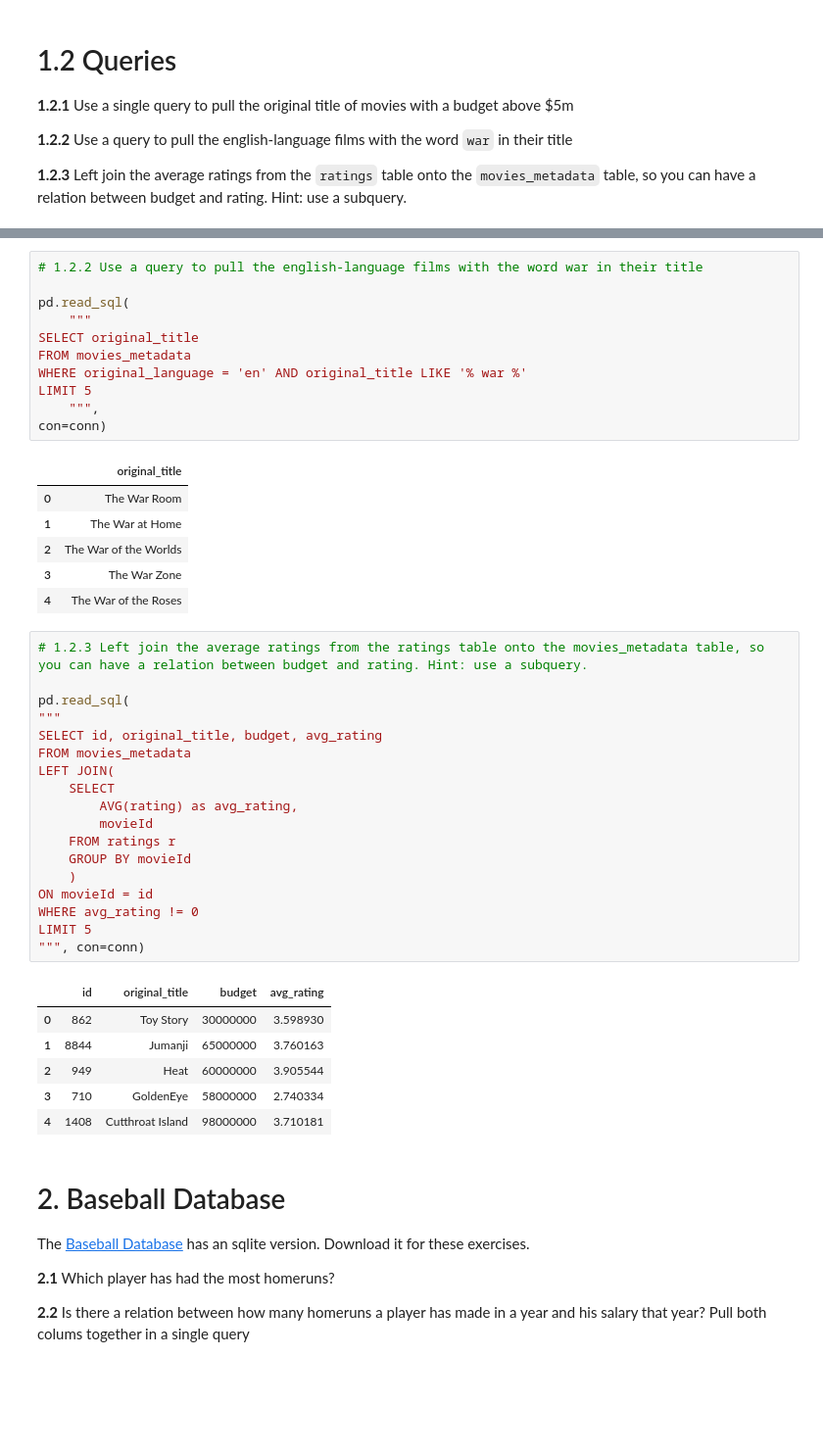
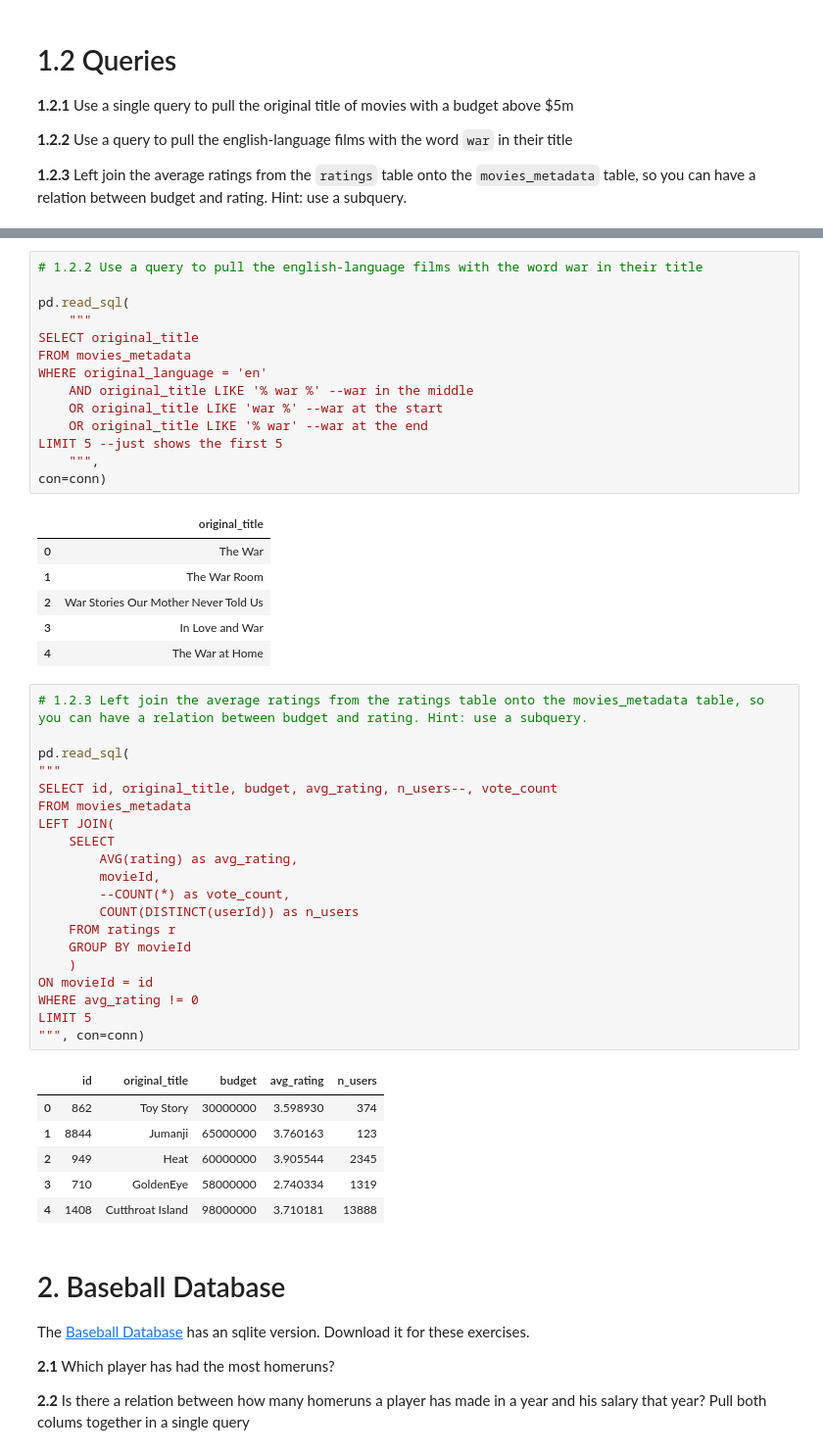
Before and after one commit to cb-ds-1/4-1-sql, a Jupyter notebook: workshop.ipynb, the cells around one changed output, grey strips where cells are left out. Shown at 98% size. Saved outputs shown, nothing was run; the diff lists cells and outputs as text; blank space fills up the shorter version.

```diff
--- a/workshop.ipynb
+++ b/workshop.ipynb
@@ -96,42 +72,47 @@ pd.read_sql(
     """
 SELECT original_title
 FROM movies_metadata
-WHERE original_language = 'en' AND original_title LIKE '% war %'
-LIMIT 5
+WHERE original_language = 'en'
+    AND original_title LIKE '% war %' --war in the middle
+    OR original_title LIKE 'war %' --war at the start
+    OR original_title LIKE '% war' --war at the end
+LIMIT 5 --just shows the first 5
     """,
 con=conn)
 # %% [output]
 |  | original_title |
-| 0 | The War Room |
-| 1 | The War at Home |
-| 2 | The War of the Worlds |
-| 3 | The War Zone |
-| 4 | The War of the Roses |
+| 0 | The War |
+| 1 | The War Room |
+| 2 | War Stories Our Mother Never Told Us |
+| 3 | In Love and War |
+| 4 | The War at Home |
 # %%
 # 1.2.3 Left join the average ratings from the ratings table onto the movies_metadata table, so you can have a relation between budget and rating. Hint: use a subquery.
 
 pd.read_sql(
 """
-SELECT id, original_title, budget, avg_rating
+SELECT id, original_title, budget, avg_rating, n_users--, vote_count
 FROM movies_metadata
 LEFT JOIN(
     SELECT
         AVG(rating) as avg_rating,
-        movieId
+        movieId,
+        --COUNT(*) as vote_count,
+        COUNT(DISTINCT(userId)) as n_users
     FROM ratings r
     GROUP BY movieId
     )
 ON movieId = id
 WHERE avg_rating != 0
 LIMIT 5
 """, con=conn)
 # %% [output]
-|  | id | original_title | budget | avg_rating |
-| 0 | 862 | Toy Story | 30000000 | 3.598930 |
-| 1 | 8844 | Jumanji | 65000000 | 3.760163 |
-| 2 | 949 | Heat | 60000000 | 3.905544 |
-| 3 | 710 | GoldenEye | 58000000 | 2.740334 |
-| 4 | 1408 | Cutthroat Island | 98000000 | 3.710181 |
+|  | id | original_title | budget | avg_rating | n_users |
+| 0 | 862 | Toy Story | 30000000 | 3.598930 | 374 |
+| 1 | 8844 | Jumanji | 65000000 | 3.760163 | 123 |
+| 2 | 949 | Heat | 60000000 | 3.905544 | 2345 |
+| 3 | 710 | GoldenEye | 58000000 | 2.740334 | 1319 |
+| 4 | 1408 | Cutthroat Island | 98000000 | 3.710181 | 13888 |
 # %% [markdown]
 # 2. Baseball Database
 
```
Also changed, not shown: parts of 17 cells of this notebook.
